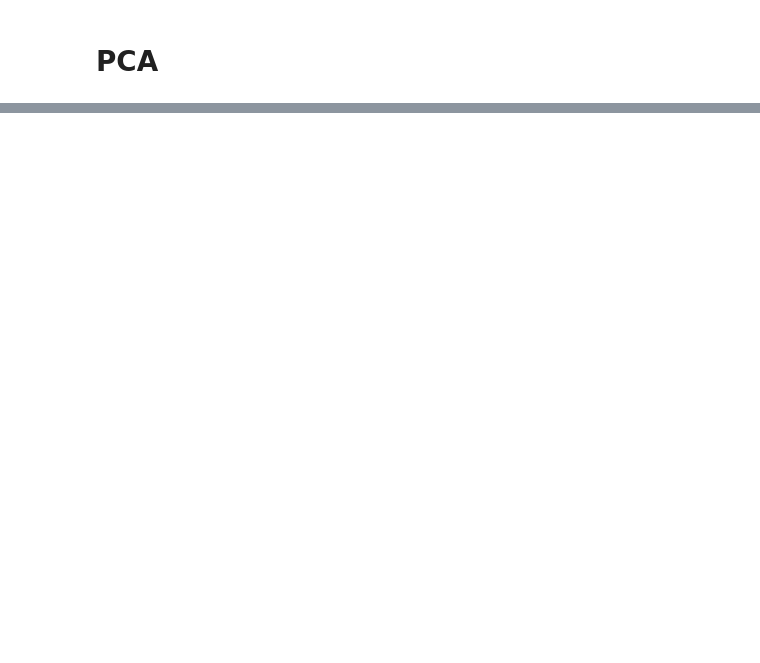
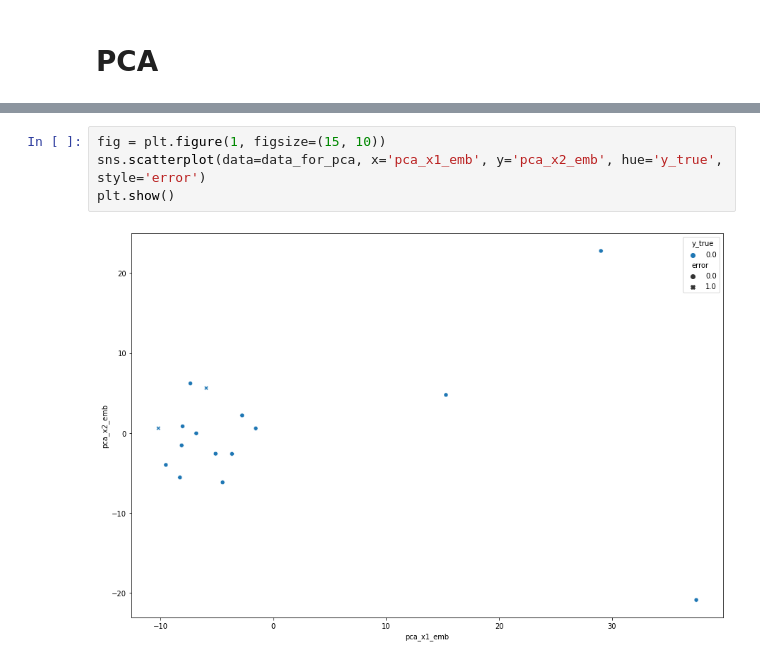
Before and after one commit to ksuchoi216/FaceID-model, a Jupyter notebook: pca.ipynb, the cells around one changed output, grey strips where cells are left out. Drawn from its saved outputs; the diff is of its cells as text; blank space fills up the shorter version.

```diff
--- a/pca.ipynb
+++ b/pca.ipynb
@@ -181,0 +238,6 @@ show_pca(x_emb, y, label_list)
+# %%
+fig = plt.figure(1, figsize=(15, 10))
+sns.scatterplot(data=data_for_pca, x='pca_x1_emb', y='pca_x2_emb', hue='y_true', style='error')
+plt.show()
+# %% [output]
+[figure, added]
```
Also changed, not shown: parts of 10 cells of this notebook, 10 other files.
